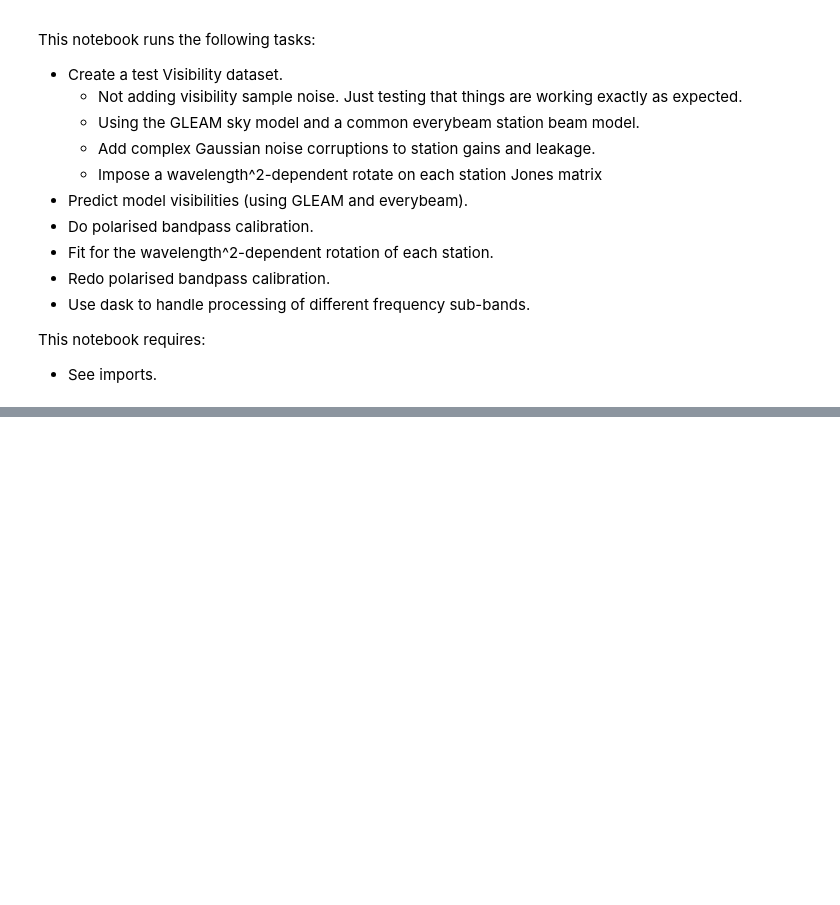
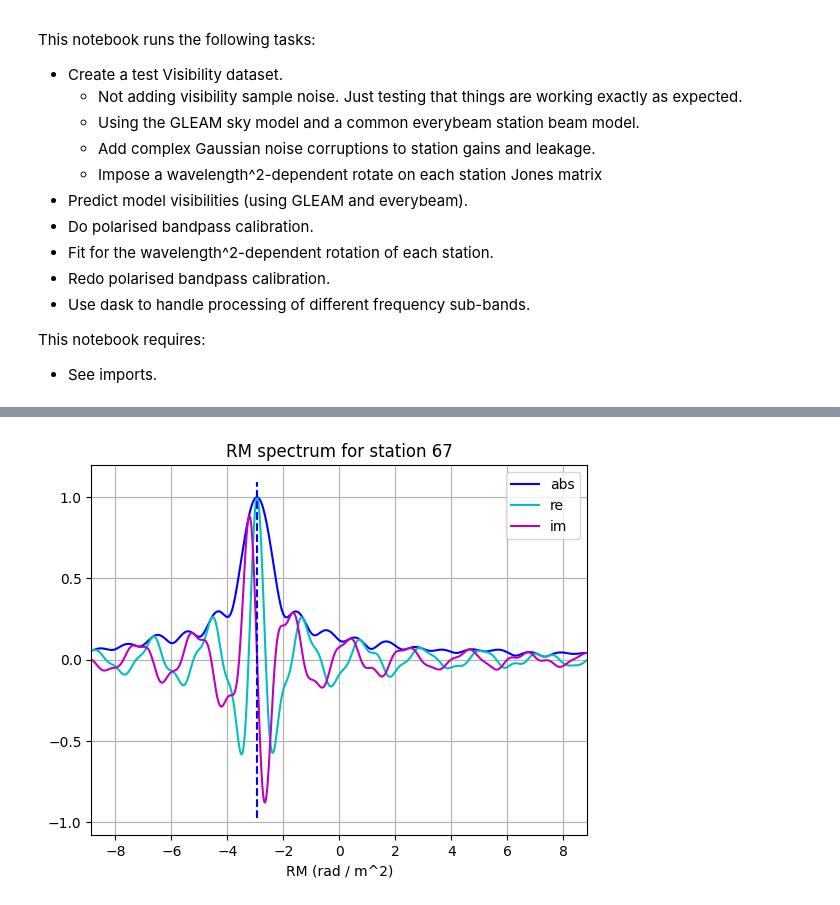
Before and after one commit to jlima91/ska-sdp-instrumental-calibration, a Jupyter notebook: notebooks/demo_multi_calibration.ipynb, the cells around one changed output, grey strips where cells are left out. Cells and saved outputs as stored; diff of their text form; code cells hidden in the pictures; blank space fills up the shorter version.

```diff
--- a/notebooks/demo_multi_calibration.ipynb
+++ b/notebooks/demo_multi_calibration.ipynb
@@ -480,0 +272,31 @@ RM resolution: 0.1659
+# %%
+# Do the bandpass calibration
+
+# Load all of the solutions into a numpy array for full-band fits
+#  - If the vis data and model can fit into memory, it would be a good
+#    time to make them persistent. Otherwise they will be re-loaded and
+#    re-predicted in the next graph below.
+#  - Alternatively, export them to disk in a chunked way (e.g. to zarr)
+#  - Alternatively, can regenerate. Do this for now.
+
+refant = 0
+
+solver = "jones_substitution"
+niter = 20
+gaintable = run_solver(
+    vis=vis, modelvis=modelvis, solver=solver, niter=niter, refant=refant
+).load()
+
+# Do some phase referencing for comparisons
+inputdata = jones.gain.data * np.exp(
+    -1j
+    * np.angle(
+        jones.gain.data[:, [refant], :, 0, 0][..., np.newaxis, np.newaxis]
+    )
+)
+gaintable.gain.data *= np.exp(
+    -1j
+    * np.angle(
+        gaintable.gain.data[:, [refant], :, 0, 0][..., np.newaxis, np.newaxis]
+    )
+)
@@ -481 +338,10 @@ RM resolution: 0.1659
+# %%
+# Fit a rotation measure spectrum for each station Jones.
+# Return gaintable filled with pure rotations.
+
+gaintable = model_rotations(gaintable, plot_sample=True).chunk(
+    {"frequency": fchunk}
+)
+# %% [output]
+[figure, added]
 # %%
```
Also changed, not shown: parts of 11 cells of this notebook, 10 other files.
